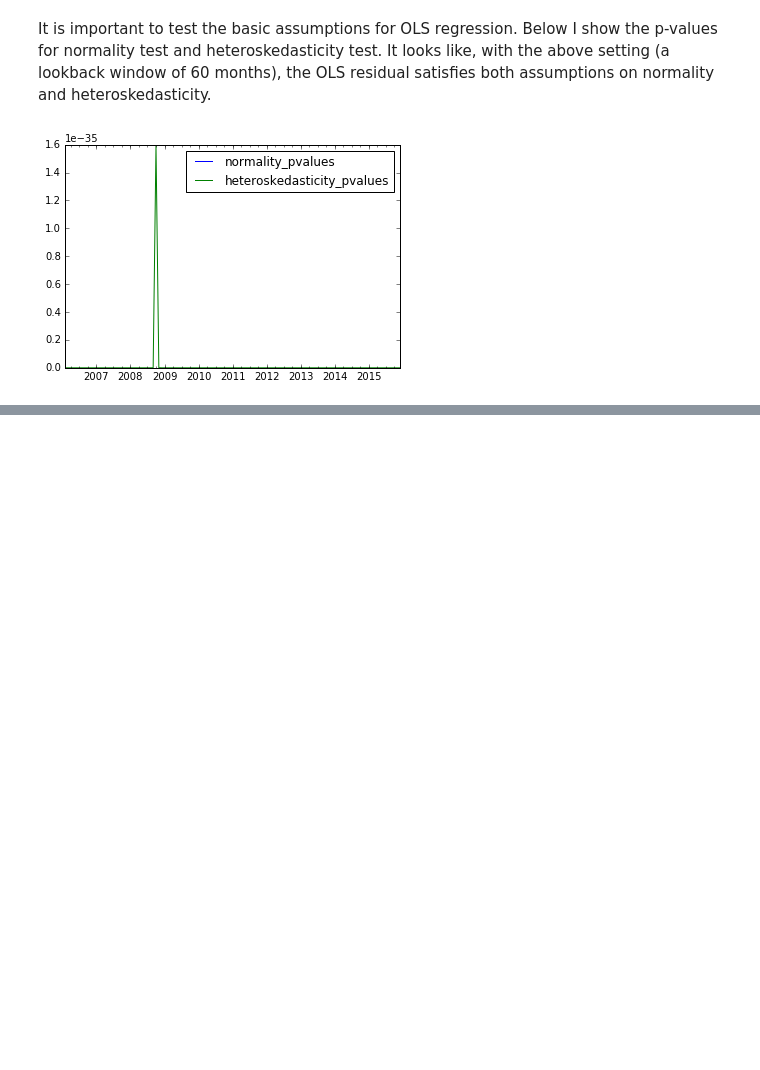
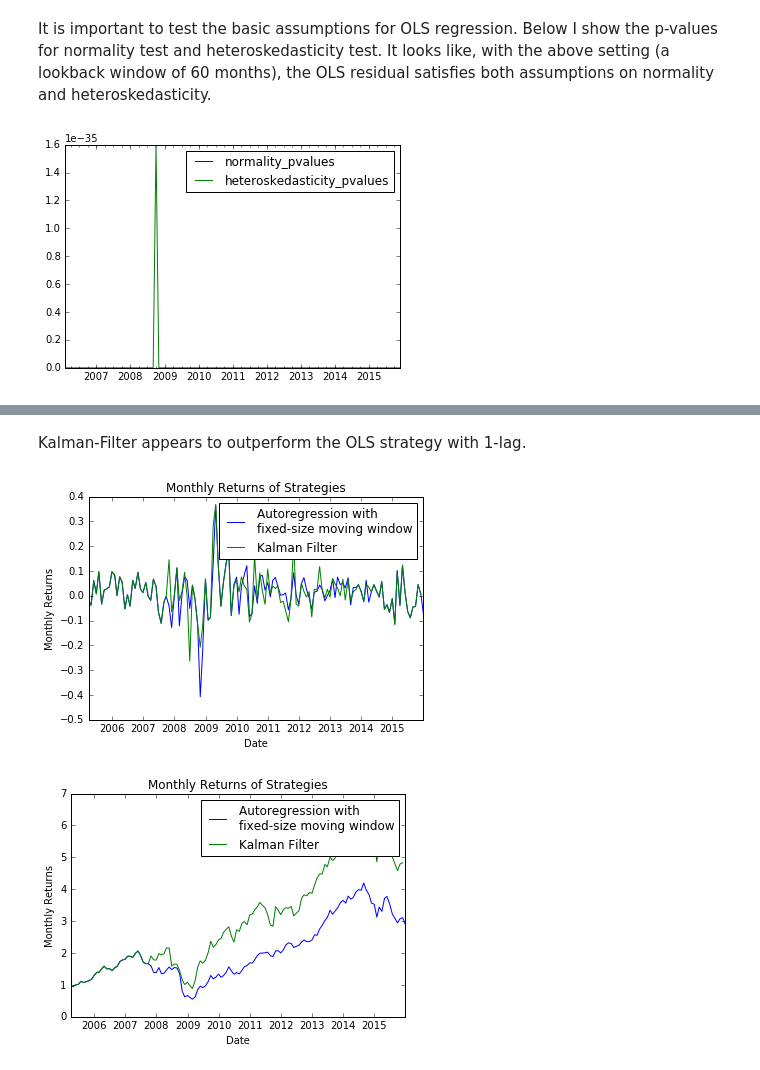
Before and after one commit to quietquanta/quant, a Jupyter notebook: Demo.ipynb, the cells around one changed output, grey strips where cells are left out. Saved outputs shown, nothing was run; the diff lists cells and outputs as text; code cells hidden in the pictures; blank space fills up the shorter version.

```diff
--- a/Demo.ipynb
+++ b/Demo.ipynb
@@ -159,0 +197,15 @@ ols_strategy.heteroskedasticity_pvalues_series.plot( legend=True );
+# %%
+from myStrategies.kalmanfilter import RegressionKalmanFilter
+
+kf_strategy = RegressionKalmanFilter(
+	stock_prices,
+	riskfree_rate,
+	benchmark_returns,
+	resample_freq = "BM",
+	num_longs = 10,					# number of stocks to long for each period
+	num_shorts = 0,				# number of stocks to short for each period
+);
+
+
+#long_pos, short_pos = strategy._CalcHistoricalPositions();
+kf_backtest_res = kf_strategy.BackTest();
@@ -159,0 +223,31 @@ ols_strategy.heteroskedasticity_pvalues_series.plot( legend=True );
+# %% [markdown]
+Kalman-Filter appears to outperform the OLS strategy with 1-lag.
+# %%
+# Take the common period between two strategies
+common_start = max( ols1_backtest_res["strategy"].index[0], kf_backtest_res["strategy"].index[0] );
+
+ols1_strategy_monthly = ols1_backtest_res['strategy'].loc[ common_start:];
+kf_monthly = kf_backtest_res[ "strategy" ].loc[common_start:];
+
+ols1_strategy_cum_returns = (1 + ols1_strategy_monthly ).cumprod();
+kf_cum_returns = (1 + kf_monthly ).cumprod();
+
+# Plot monthly returns and cumulative returns for both strategies
+fig1 = plt.figure(1);
+plt.plot( ols1_strategy_monthly.index, ols1_strategy_monthly.values, label = "Autoregression with\nfixed-size moving window" );
+plt.plot( kf_monthly.index, kf_monthly.values, label = "Kalman Filter" );
+plt.xlabel( "Date" );
+plt.ylabel( "Monthly Returns" );
+plt.title( "Monthly Returns of Strategies" );
+plt.legend();
+
+fig2 = plt.figure(2);
+plt.plot( ols1_strategy_monthly.index, ols1_strategy_cum_returns.values, label = "Autoregression with\nfixed-size moving window" );
+plt.plot( kf_cum_returns.index, kf_cum_returns.values, label = "Kalman Filter" );
+plt.xlabel( "Date" );
+plt.ylabel( "Monthly Returns" );
+plt.title( "Monthly Returns of Strategies" );
+plt.legend();
+# %% [output]
+[figure, added]
+[figure, added]
```
Also changed, not shown: parts of 22 cells of this notebook, 3 other files.
